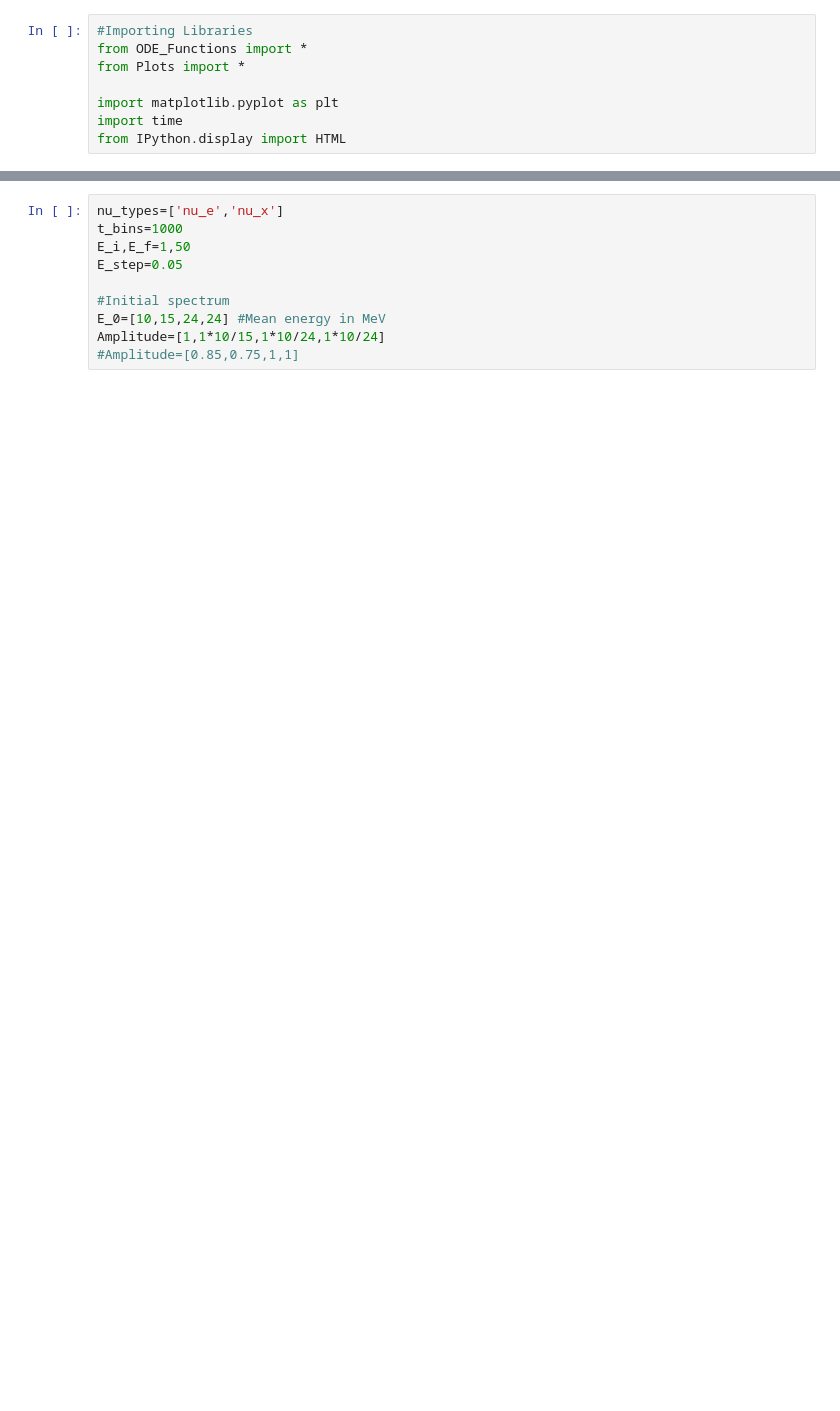
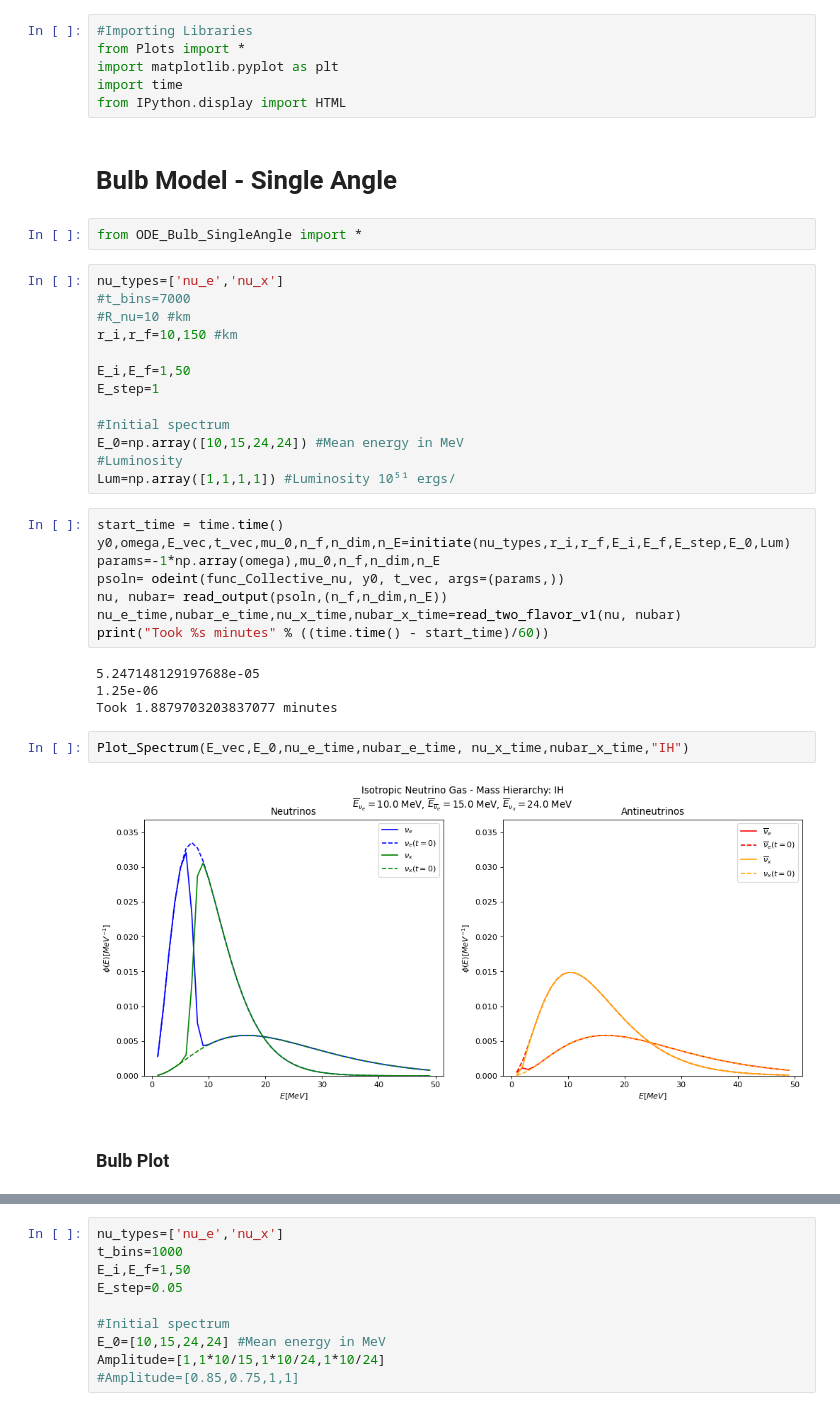
Before and after one commit to pedrodedin/Neutrino-Collective-Effects, a Jupyter notebook: Test.ipynb, the cells around one changed output, grey strips where cells are left out. Saved outputs shown, nothing was run; the diff lists cells and outputs as text; blank space fills up the shorter version.

Commit message:
Correct from_eV_to_1_over_m and Implementing Bulb Single Angle Model

```diff
--- a/Test.ipynb
+++ b/Test.ipynb
@@ -1,8 +1,41 @@
 # %%
 #Importing Libraries
-from ODE_Functions import *
 from Plots import *
-
 import matplotlib.pyplot as plt
 import time
 from IPython.display import HTML
+# %% [markdown]
+# Bulb Model - Single Angle
+# %%
+from ODE_Bulb_SingleAngle import *
+# %%
+nu_types=['nu_e','nu_x']
+#t_bins=7000
+#R_nu=10 #km
+r_i,r_f=10,150 #km
+
+E_i,E_f=1,50
+E_step=1
+
+#Initial spectrum
+E_0=np.array([10,15,24,24]) #Mean energy in MeV
+#Luminosity
+Lum=np.array([1,1,1,1]) #Luminosity 10⁵¹ ergs/
+# %%
+start_time = time.time()
+y0,omega,E_vec,t_vec,mu_0,n_f,n_dim,n_E=initiate(nu_types,r_i,r_f,E_i,E_f,E_step,E_0,Lum)
+params=-1*np.array(omega),mu_0,n_f,n_dim,n_E
+psoln= odeint(func_Collective_nu, y0, t_vec, args=(params,))
+nu, nubar= read_output(psoln,(n_f,n_dim,n_E))
+nu_e_time,nubar_e_time,nu_x_time,nubar_x_time=read_two_flavor_v1(nu, nubar)
+print("Took %s minutes" % ((time.time() - start_time)/60))
+# %% [output]
+5.247148129197688e-05
+1.25e-06
+Took 1.8879703203837077 minutes
+# %%
+Plot_Spectrum(E_vec,E_0,nu_e_time,nubar_e_time, nu_x_time,nubar_x_time,"IH")
+# %% [output]
+[figure, added]
+# %% [markdown]
+### Bulb Plot
```
Also changed, not shown: parts of 10 cells of this notebook, 8 other files.
